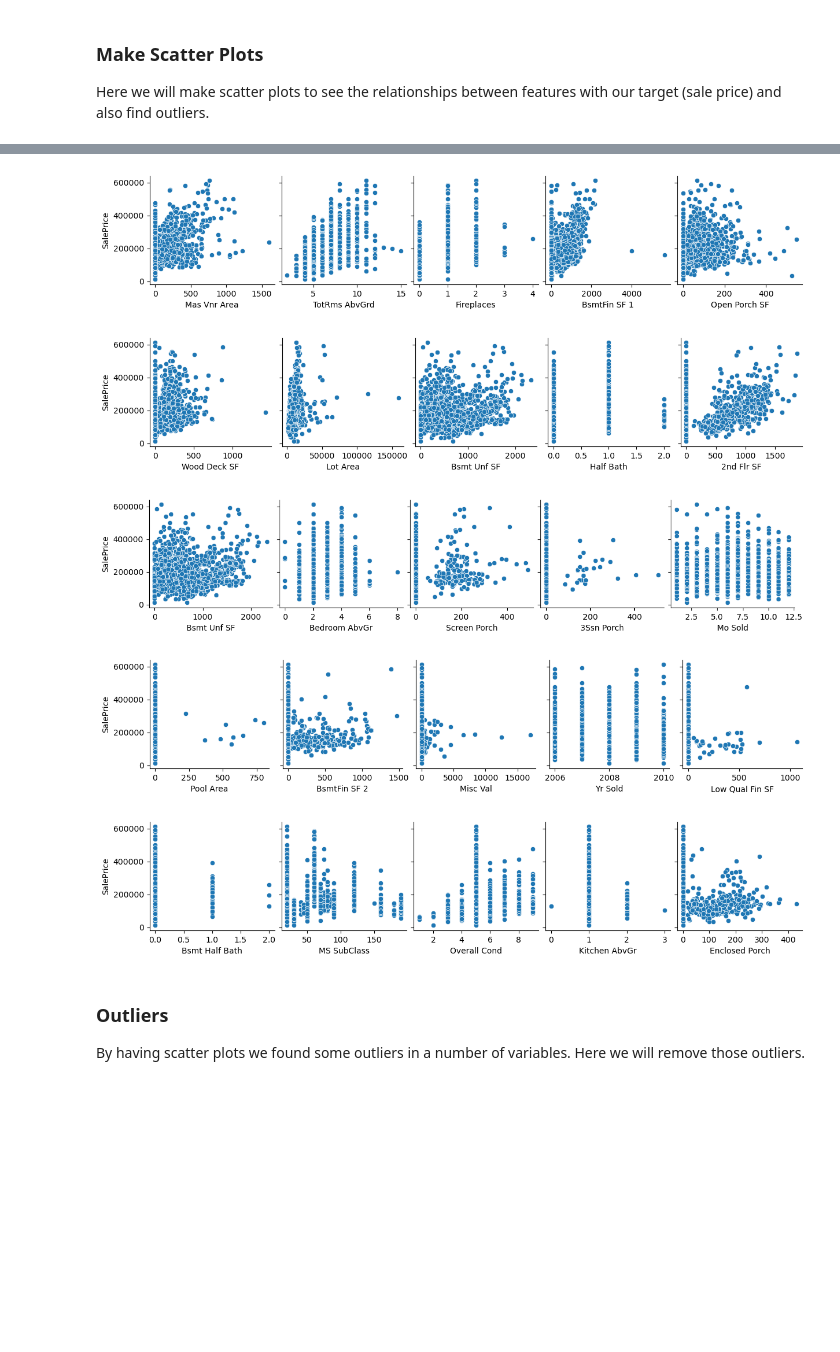
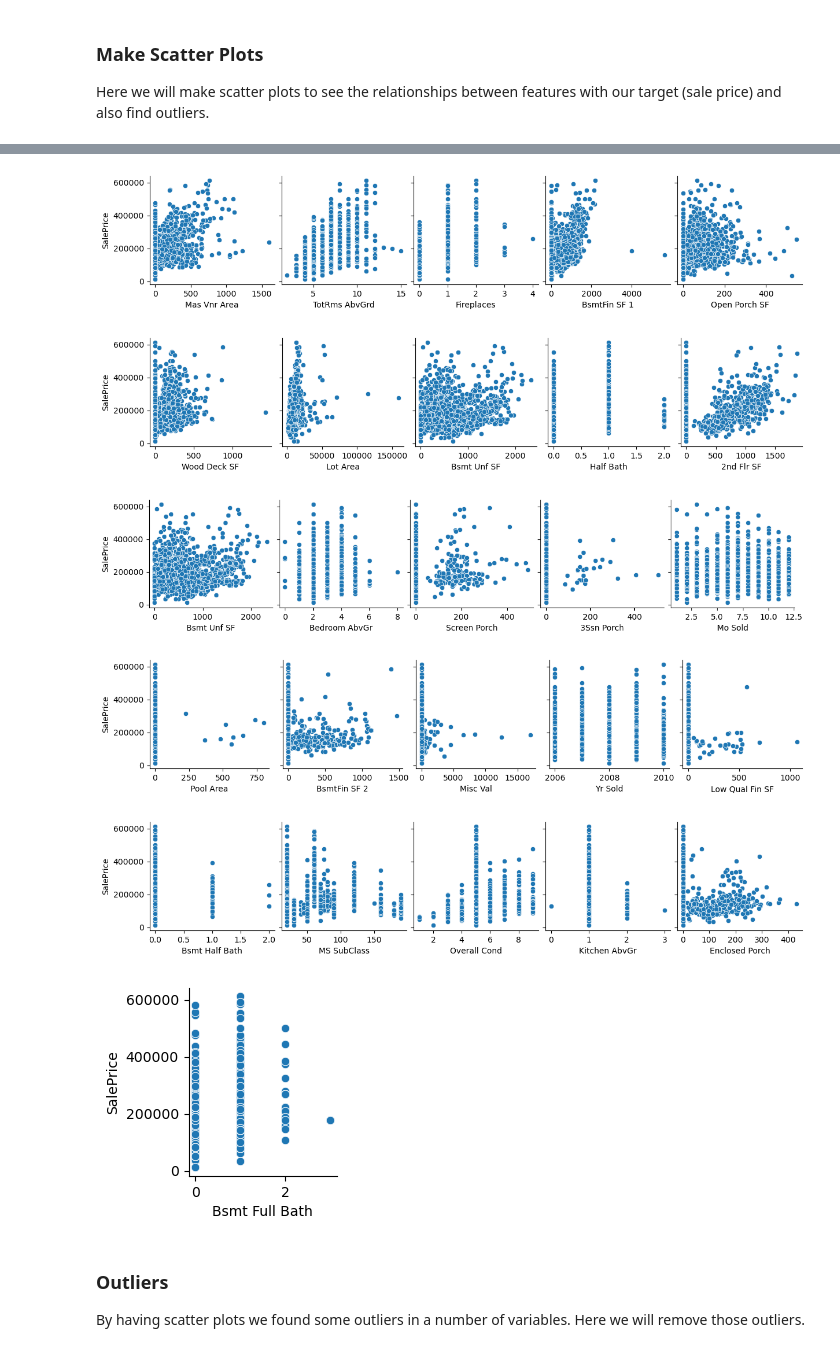
Before and after one commit to farhadfarahanii/Evaluating_House_Prices_In_Ames_Iowa, a Jupyter notebook: code/01_EDA_and_Cleaning.ipynb, the cells around one changed output, grey strips where cells are left out. Drawn from its saved outputs; the diff is of its cells as text; code cells hidden in the pictures; blank space fills up the shorter version.

```diff
--- a/code/01_EDA_and_Cleaning.ipynb
+++ b/code/01_EDA_and_Cleaning.ipynb
@@ -489,30 +489,34 @@ x_4 = ["Wood Deck SF", "Lot Area", "Bsmt Unf SF", "Half Bath", "2nd Flr SF"]
 x_5 = ["Bsmt Unf SF", "Bedroom AbvGr", "Screen Porch", "3Ssn Porch", "Mo Sold"]
 x_6 = ["Pool Area", "BsmtFin SF 2", "Misc Val", "Yr Sold", "Low Qual Fin SF"]
 x_7 = ["Bsmt Half Bath", "MS SubClass", "Overall Cond", "Kitchen AbvGr", "Enclosed Porch"]
+x_8 = ["Bsmt Full Bath"]
 # %%
 # Scatter Plots between variables and target
 sns.pairplot(df_train, x_vars=x_1,
              y_vars=["SalePrice"])
 sns.pairplot(df_train, x_vars=x_2,
              y_vars=["SalePrice"])
 sns.pairplot(df_train, x_vars=x_3,
              y_vars=["SalePrice"])
 sns.pairplot(df_train, x_vars=x_4,
              y_vars=["SalePrice"])
 sns.pairplot(df_train, x_vars=x_5,
              y_vars=["SalePrice"])
 sns.pairplot(df_train, x_vars=x_6,
              y_vars=["SalePrice"])
 sns.pairplot(df_train, x_vars=x_7,
+             y_vars=["SalePrice"])
+sns.pairplot(df_train, x_vars=x_8,
              y_vars=["SalePrice"]);
 # %% [output]
 [figure]
 [figure]
 [figure]
 [figure]
 [figure]
 [figure]
 [figure]
+[figure, added]
 # %% [markdown]
 ### Outliers
 By having scatter plots we found some outliers in a number of variables. Here we will remove those outliers.
```
Also changed, not shown: parts of 6 cells of this notebook, 2 other files.
